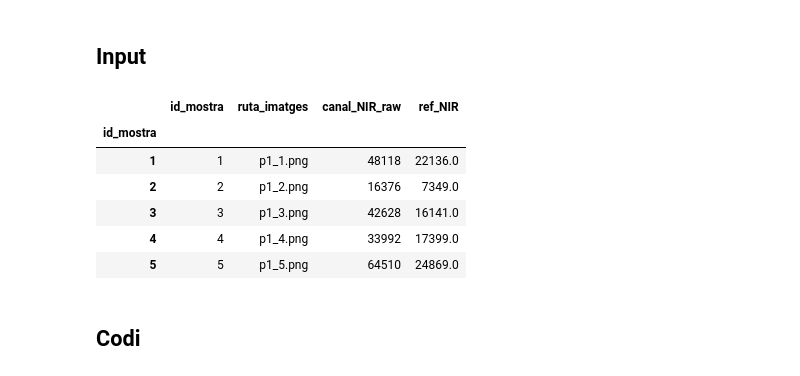
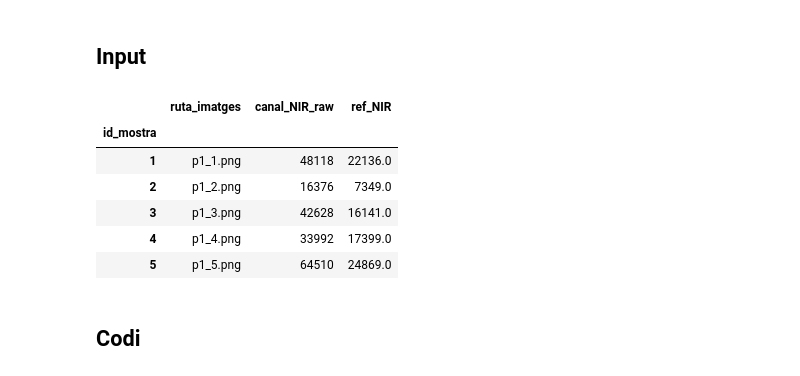
Before and after one commit to DavidDiestreR/potato-dry-matter-optics-ml, a Jupyter notebook: notebooks/product/potato_quality_pipeline.ipynb, the cells around one changed output. Cells and saved outputs as stored; diff of their text form; code cells hidden in the pictures.

```diff
--- a/notebooks/product/potato_quality_pipeline.ipynb
+++ b/notebooks/product/potato_quality_pipeline.ipynb
@@ -27,42 +27,43 @@ while ROOT.name != "potato-dry-matter-optics-ml" and ROOT.parent != ROOT:
 os.chdir(ROOT)
 sys.path.append(str(ROOT))
 
-DATA_RAW_CSV = ROOT / "data/input/raw/raw_dataset_v1.csv"
+DATA_RAW_CSV = ROOT / "data/input/raw/raw_dataset_test_1.csv"
 RAW_IMG_DIR = ROOT / "data/input/raw/raw_images/test_1"
-MODEL_PATH = ROOT / "data/output/test_run_2/model_prediccio_ms_final_MAPE_1.65.h5"
-SCALER_PATH = ROOT / "data/output/test_run_2/scaler_X.pkl"
+MODEL_PATH = ROOT / "data/output/train/test_run_dummy_2/model_prediccio_ms_final_MAPE_1.65.h5"
+SCALER_PATH = ROOT / "data/output/test_run_dummy_2/scaler_X.pkl"
+OUTPUT_PATH = ROOT / "data/output/pipeline/pipeline_output_test_1.csv"
 
 # la resta d'imports
-from src.raw_image_treatment import apply_brightness_and_gamma, potato_defect_classification, potato_pixels_rgb_img, potato_filter_extreme_colours, nir_scalation
+from src.raw_image_treatment import apply_brightness_and_gamma, apply_sigmoid, potato_defect_classification, potato_pixels_rgb_img, potato_filter_extreme_colours, nir_scalation
 from src.dry_matter import load_model_and_scaler, predict_dm, dry_matter_quality_classification
 # %% [markdown]
 ## Input
 # %%
 # CSV amb columnes: [id_mostra,ruta_imatges,canal_NIR_raw,ref_NIR]
 raw_df = pd.read_csv(DATA_RAW_CSV, sep=";", decimal=",")
 required_cols = ["id_mostra", "ruta_imatges", "canal_NIR_raw", "ref_NIR"]
 missing = [c for c in required_cols if c not in raw_df.columns]
 if missing:
     raise ValueError(f"Falten columnes al CSV: {missing}")
 
 def _to_float(val):
     return pd.to_numeric(str(val).replace(",", "."), errors="coerce")
 
 raw_df["id_mostra"] = pd.to_numeric(raw_df["id_mostra"], errors="coerce")
 raw_df["canal_NIR_raw"] = raw_df["canal_NIR_raw"].apply(_to_float)
 raw_df["ref_NIR"] = raw_df["ref_NIR"].apply(_to_float)
 raw_df["ruta_imatges"] = raw_df["ruta_imatges"].apply(lambda p: Path(str(p)).name)
 
-raw_df = raw_df[required_cols].copy().set_index("id_mostra", drop=False)
+raw_df = raw_df[required_cols].copy().set_index("id_mostra", drop=True)
 raw_df.head()
 # %% [output]
-|  | id_mostra | ruta_imatges | canal_NIR_raw | ref_NIR |
-| id_mostra |  |  |  |  |
-| 1 | 1 | p1_1.png | 48118 | 22136.0 |
-| 2 | 2 | p1_2.png | 16376 | 7349.0 |
-| 3 | 3 | p1_3.png | 42628 | 16141.0 |
-| 4 | 4 | p1_4.png | 33992 | 17399.0 |
-| 5 | 5 | p1_5.png | 64510 | 24869.0 |
+|  | ruta_imatges | canal_NIR_raw | ref_NIR |
+| id_mostra |  |  |  |
+| 1 | p1_1.png | 48118 | 22136.0 |
+| 2 | p1_2.png | 16376 | 7349.0 |
+| 3 | p1_3.png | 42628 | 16141.0 |
+| 4 | p1_4.png | 33992 | 17399.0 |
+| 5 | p1_5.png | 64510 | 24869.0 |
 # %% [markdown]
 ## Codi
 # %% [markdown]
```
Also changed, not shown: parts of 8 cells of this notebook, 55 other files.
